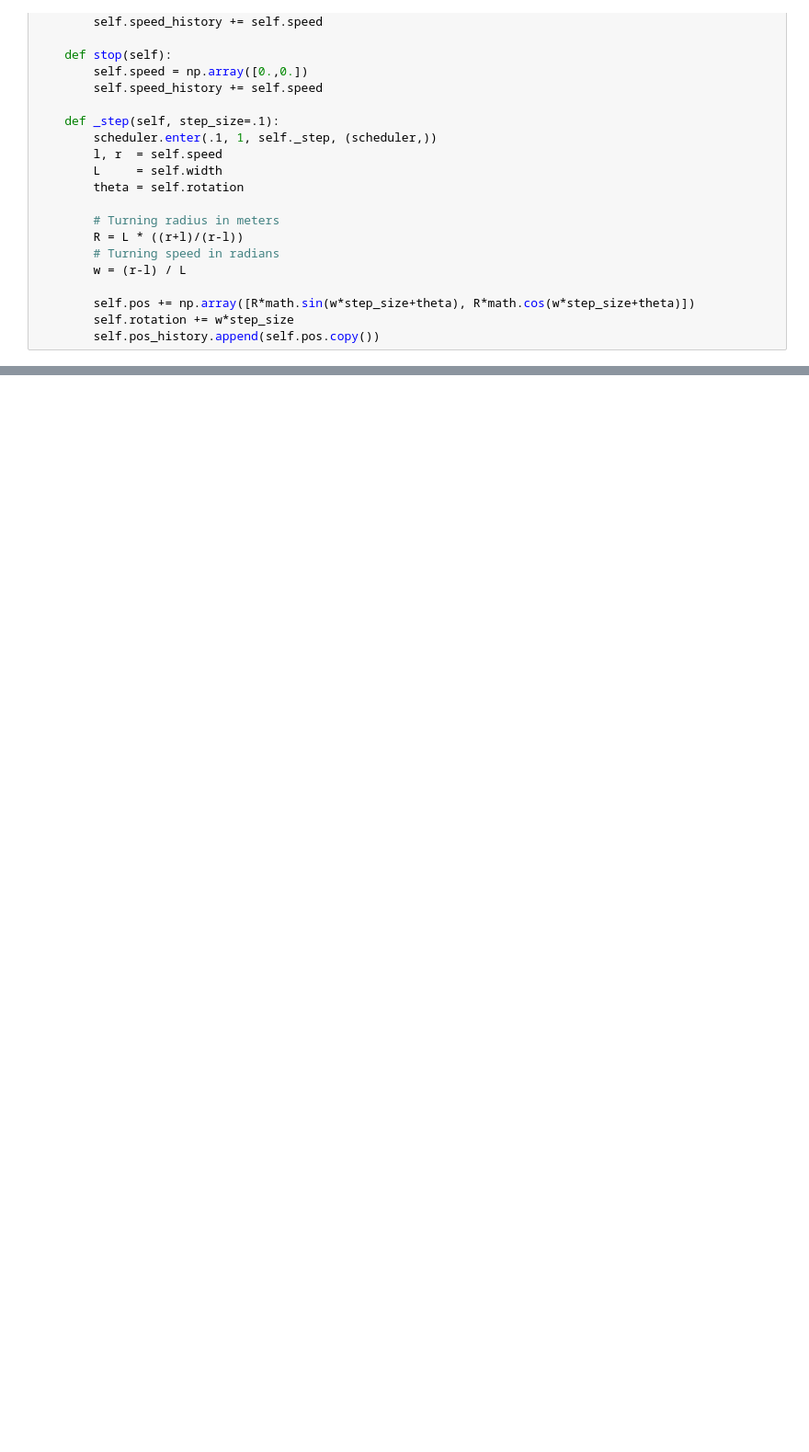
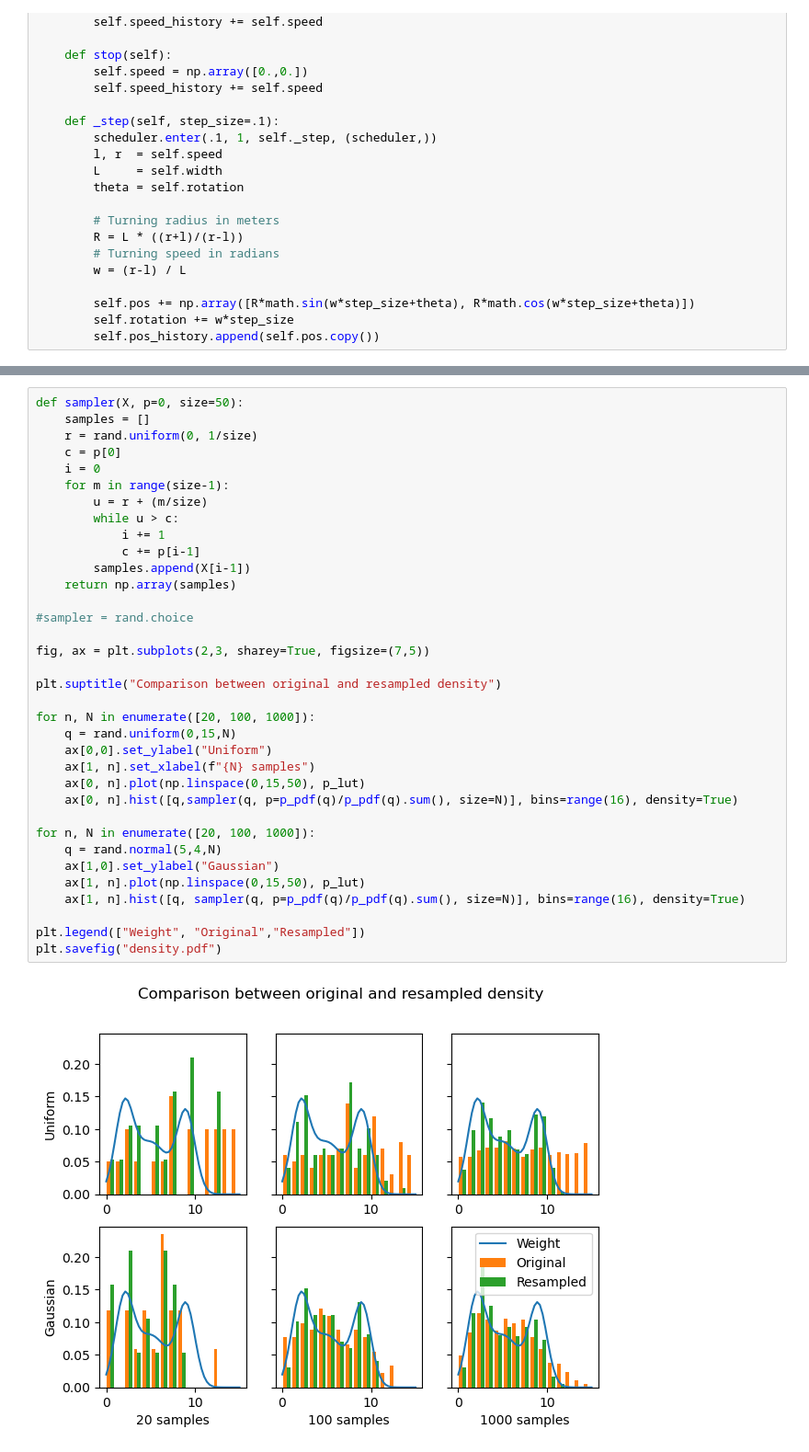
Before and after one commit to julebarn/REX2024, a Jupyter notebook: monto-carlo.ipynb, the cells around one changed output, grey strips where cells are left out. Shown at 92% size. Saved outputs shown, nothing was run; the diff lists cells and outputs as text; blank space fills up the shorter version.

```diff
--- a/monto-carlo.ipynb
+++ b/monto-carlo.ipynb
@@ -236,0 +155,37 @@ plt.show()
+# %%
+def sampler(X, p=0, size=50):
+    samples = []
+    r = rand.uniform(0, 1/size)
+    c = p[0]
+    i = 0
+    for m in range(size-1):
+        u = r + (m/size)
+        while u > c:
+            i += 1
+            c += p[i-1]
+        samples.append(X[i-1])
+    return np.array(samples)
+
+#sampler = rand.choice
+
+fig, ax = plt.subplots(2,3, sharey=True, figsize=(7,5))
+
+plt.suptitle("Comparison between original and resampled density")
+
+for n, N in enumerate([20, 100, 1000]):
+    q = rand.uniform(0,15,N)
+    ax[0,0].set_ylabel("Uniform")
+    ax[1, n].set_xlabel(f"{N} samples")
+    ax[0, n].plot(np.linspace(0,15,50), p_lut)
+    ax[0, n].hist([q,sampler(q, p=p_pdf(q)/p_pdf(q).sum(), size=N)], bins=range(16), density=True)
+
+for n, N in enumerate([20, 100, 1000]):
+    q = rand.normal(5,4,N)
+    ax[1,0].set_ylabel("Gaussian")
+    ax[1, n].plot(np.linspace(0,15,50), p_lut)
+    ax[1, n].hist([q, sampler(q, p=p_pdf(q)/p_pdf(q).sum(), size=N)], bins=range(16), density=True)
+
+plt.legend(["Weight", "Original","Resampled"])
+plt.savefig("density.pdf")
+# %% [output]
+[figure, added]
```
Also changed, not shown: parts of 9 cells of this notebook.
